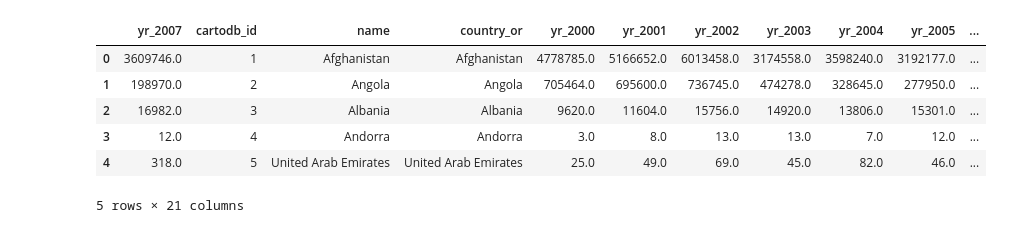
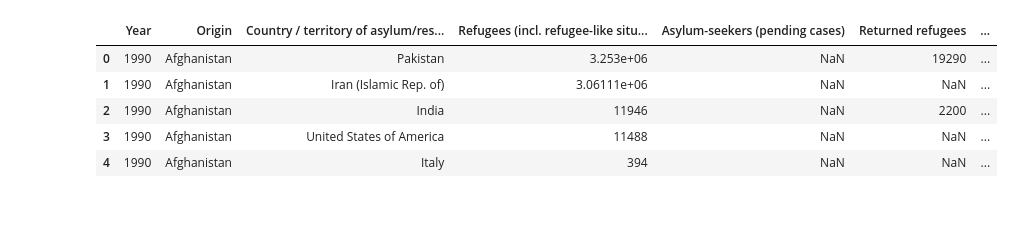
Before and after one commit to SarahCatherineSmith/ImpactHack-migration, a Jupyter notebook: Bubble_Plot/Bubble_Plot_Data_Mash.ipynb, the cells around one changed output. Drawn from its saved outputs; the diff is of its cells as text; code cells hidden in the pictures.

```diff
--- a/Bubble_Plot/Bubble_Plot_Data_Mash.ipynb
+++ b/Bubble_Plot/Bubble_Plot_Data_Mash.ipynb
@@ -8,10 +8,11 @@ country_of_origin_csv_df = pd.read_csv("Asylum_Country_Origin_00_17.csv")
+# %%
+coo_cod_df = pd.read_csv("COO_v_COD_90_14.csv", encoding="ISO-8859-1")
 # %%
-country_of_origin_csv_df.head()
+coo_cod_df.head()
 # %% [output]
-|  | yr_2007 | cartodb_id | name | country_or | yr_2000 | yr_2001 | yr_2002 | yr_2003 | yr_2004 | yr_2005 | ... |
-| 0 | 3609746.0 | 1 | Afghanistan | Afghanistan | 4778785.0 | 5166652.0 | 6013458.0 | 3174558.0 | 3598240.0 | 3192177.0 | ... |
-| 1 | 198970.0 | 2 | Angola | Angola | 705464.0 | 695600.0 | 736745.0 | 474278.0 | 328645.0 | 277950.0 | ... |
-| 2 | 16982.0 | 3 | Albania | Albania | 9620.0 | 11604.0 | 15756.0 | 14920.0 | 13806.0 | 15301.0 | ... |
-| 3 | 12.0 | 4 | Andorra | Andorra | 3.0 | 8.0 | 13.0 | 13.0 | 7.0 | 12.0 | ... |
-| 4 | 318.0 | 5 | United Arab Emirates | United Arab Emirates | 25.0 | 49.0 | 69.0 | 45.0 | 82.0 | 46.0 | ... |
+|  | Year | Origin | Country / territory of asylum/res... | Refugees (incl. refugee-like situ... | Asylum-seekers (pending cases) | Returned refugees | ... |
+| 0 | 1990 | Afghanistan | Pakistan | 3.253e+06 | NaN | 19290 | ... |
+| 1 | 1990 | Afghanistan | Iran (Islamic Rep. of) | 3.06111e+06 | NaN | NaN | ... |
+| 2 | 1990 | Afghanistan | India | 11946 | NaN | 2200 | ... |
+| 3 | 1990 | Afghanistan | United States of America | 11488 | NaN | NaN | ... |
+| 4 | 1990 | Afghanistan | Italy | 394 | NaN | NaN | ... |
-5 rows × 21 columns
```
Also changed, not shown: parts of 16 cells of this notebook, 11 other files.
